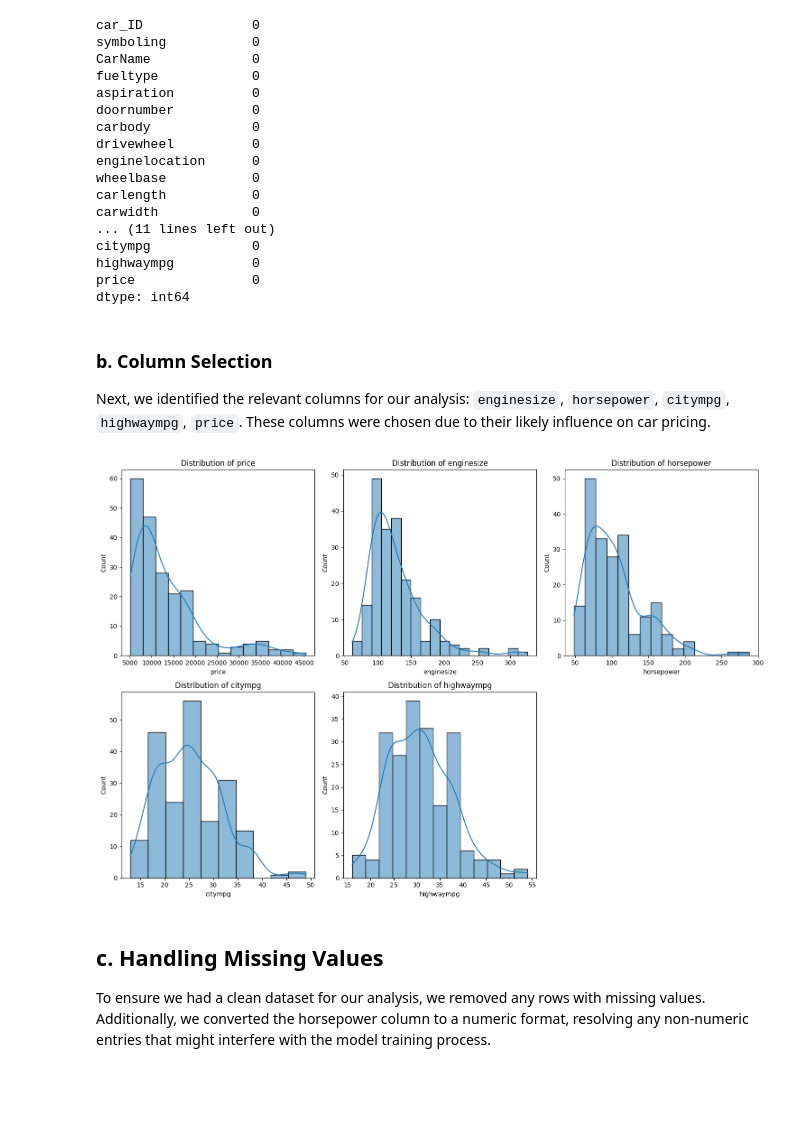
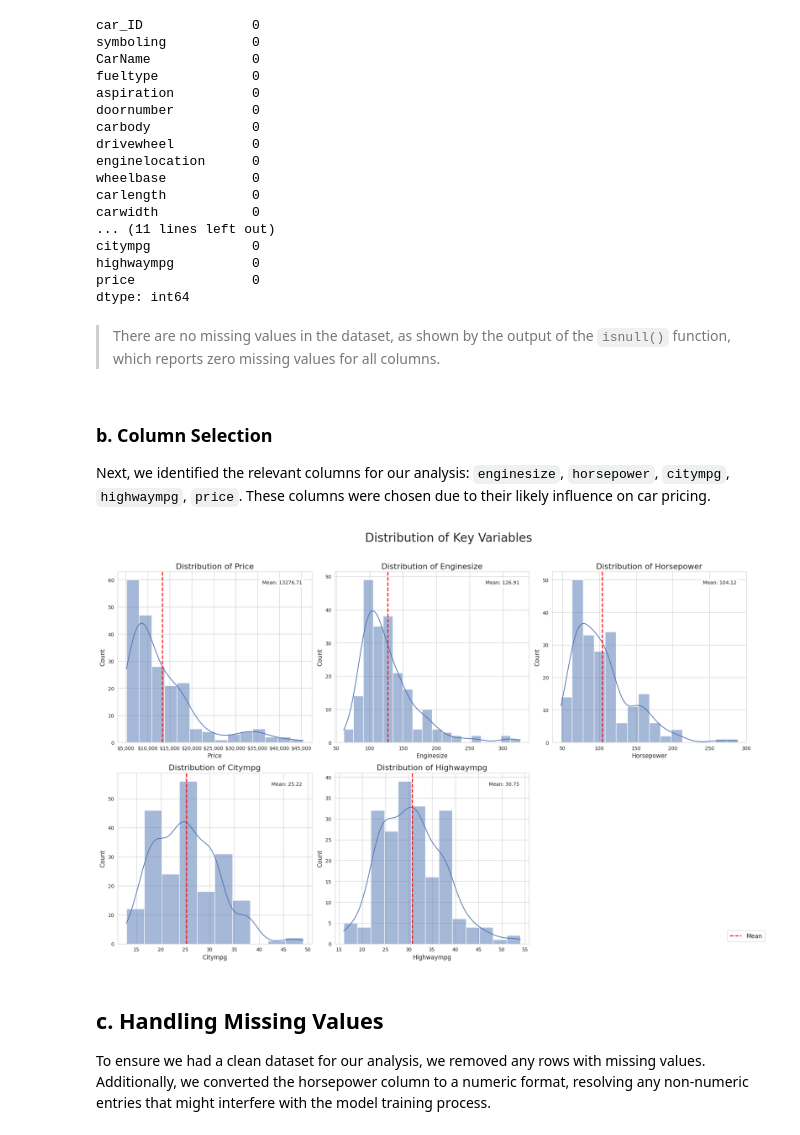
Before and after one commit to rishav21r/Machine-Learning-and-Artificial-Intelligence-Projects, a Jupyter notebook: Machine Learning Projects/multiple_linear_regression.ipynb, the cells around one changed output. Cells and saved outputs as stored; diff of their text form; code cells hidden in the pictures; blank space fills up the shorter version.

```diff
--- a/Machine Learning Projects/multiple_linear_regression.ipynb
+++ b/Machine Learning Projects/multiple_linear_regression.ipynb
@@ -116,27 +116,65 @@ citympg             0
 highwaympg          0
 price               0
 dtype: int64
+# %% [markdown]
+>There are no missing values in the dataset, as shown by the output of the `isnull()` function, which reports zero missing values for all columns.
 # %% [markdown]
 ### b. Column Selection
 Next, we identified the relevant columns for our analysis: `enginesize`, `horsepower`, `citympg`, `highwaympg`, `price`. These columns were chosen due to their likely influence on car pricing.
-# %%
-# Distribution of key variables
-import seaborn as sns
-import matplotlib.pyplot as plt
-
-# List of key variables for distribution plots
-key_variables = ['price', 'enginesize', 'horsepower', 'citympg', 'highwaympg']
-
-# Plotting the distribution of key variables
-plt.figure(figsize=(15, 10))
-for i, variable in enumerate(key_variables, 1):
-    plt.subplot(2, 3, i)
-    sns.histplot(car_data[variable], kde=True)
-    plt.title(f'Distribution of {variable}')
-plt.tight_layout()
-plt.show()
-# %% [output]
-[figure, removed]
+# %%
+import seaborn as sns
+import matplotlib.pyplot as plt
+
+# List of key variables for distribution plots
+key_variables = ['price', 'enginesize', 'horsepower', 'citympg', 'highwaympg']
+
+# Set the style and color palette
+sns.set_style("whitegrid")
+sns.set_palette("deep")
+
+# Create a figure with subplots
+fig, axes = plt.subplots(2, 3, figsize=(20, 12))
+fig.suptitle("Distribution of Key Variables", fontsize=24, y=1.02)
+
+# Flatten the axes array for easy iteration
+axes = axes.flatten()
+
+# Plotting the distribution of key variables
+for i, variable in enumerate(key_variables):
+    sns.histplot(data=car_data, x=variable, kde=True, ax=axes[i])
+    axes[i].set_title(f'Distribution of {variable.capitalize()}', fontsize=16)
+    axes[i].set_xlabel(variable.capitalize(), fontsize=12)
+    axes[i].set_ylabel('Count', fontsize=12)
+
+    # Improve x-axis labels
+    if variable == 'price':
+        axes[i].xaxis.set_major_formatter(plt.FuncFormatter(lambda x, p: f'${x:,.0f}'))
+
+    # Add mean line
+    mean_value = car_data[variable].mean()
+    mean_line = axes[i].axvline(mean_value, color='red', linestyle='--', linewidth=2)
+    axes[i].text(0.95, 0.95, f'Mean: {mean_value:.2f}',
+                 transform=axes[i].transAxes,
+                 verticalalignment='top',
+                 horizontalalignment='right',
+                 fontsize=10,
+                 bbox=dict(facecolor='white', alpha=0.8, edgecolor='none'))
+
+# Remove the empty subplot
+fig.delaxes(axes[5])
+
+# Create a common legend
+handles, labels = axes[0].get_legend_handles_labels()
+handles.append(mean_line)
+labels.append('Mean')
+fig.legend(handles, labels, loc='lower right', bbox_to_anchor=(0.95, 0.05), fontsize=12)
+
+plt.tight_layout()
+# Adjust the layout to make room for the legend
+plt.subplots_adjust(right=0.92)
+plt.show()
+# %% [output]
+[figure, added]
 # %% [markdown]
 ## c. Handling Missing Values
 To ensure we had a clean dataset for our analysis, we removed any rows with missing values. Additionally, we converted the horsepower column to a numeric format, resolving any non-numeric entries that might interfere with the model training process.
```
Also changed, not shown: parts of 1 cell of this notebook.
